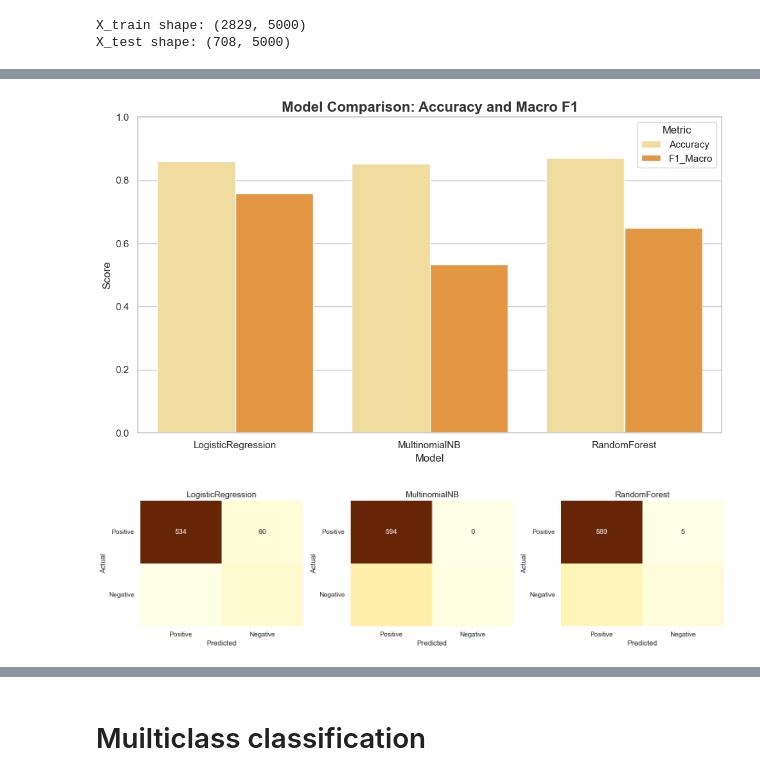
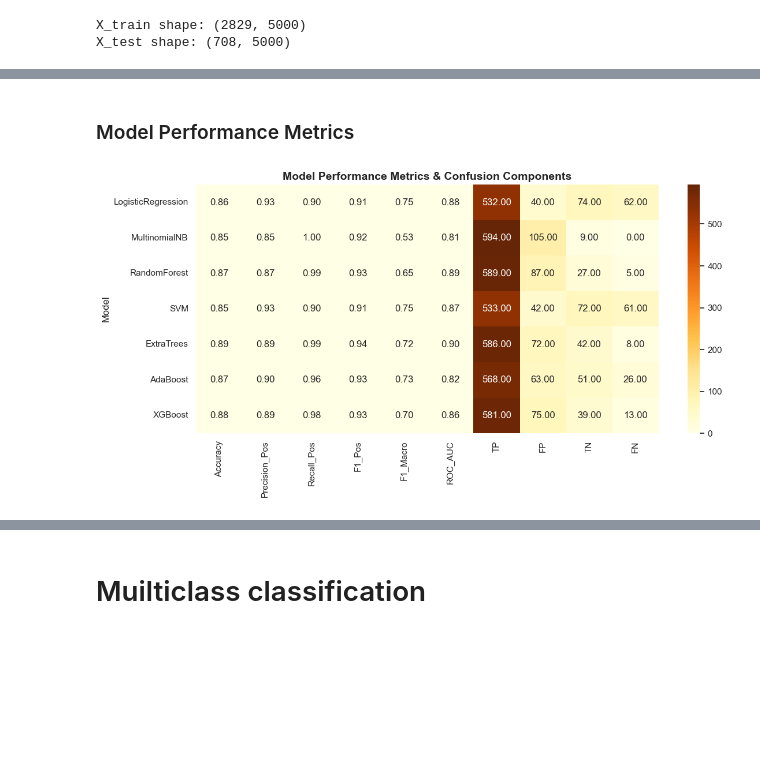
Before and after one commit to PrimeTonyCode/phase_4_project, a Jupyter notebook: Tweet_Sentiment_NLP.ipynb, the cells around one changed output, grey strips where cells are left out. Saved outputs shown, nothing was run; the diff lists cells and outputs as text; code cells hidden in the pictures; blank space fills up the shorter version.

```diff
--- a/Tweet_Sentiment_NLP.ipynb
+++ b/Tweet_Sentiment_NLP.ipynb
@@ -532,32 +592,23 @@ metrics_df
-# %%
-# 6) Plot metrics comparison (Accuracy / F1_macro) side-by-side
-plt.figure(figsize=(10,6))
-metrics_plot = metrics_df[['Accuracy','F1_Macro']].reset_index().melt(id_vars='Model', var_name='Metric', value_name='Score')
-sns.barplot(data=metrics_plot, x='Model', y='Score', hue='Metric', palette=sns.color_palette("YlOrBr", 3))
-plt.ylim(0,1)
-plt.title("Model Comparison: Accuracy and Macro F1", fontsize=16, weight='bold', color='#333')
-plt.ylabel("Score")
-plt.tight_layout()
-plt.savefig('output/model_comparison_metrics.png', dpi=400)
-plt.show()
-# %% [output]
-[figure, removed]
-# %%
-# 7) Plot confusion matrices for all models in one row and save
-from sklearn.metrics import confusion_matrix
-fig, axes = plt.subplots(1, len(model_preds), figsize=(5*len(model_preds), 4))
-
-for ax, (name, y_pred) in zip(axes.flatten(), model_preds.items()):
-    cm = confusion_matrix(y_test, y_pred, labels=[1,0])  # order: positive, negative
-    sns.heatmap(cm, annot=True, fmt='d', cmap='YlOrBr', cbar=False, ax=ax)
-    ax.set_title(f"{name}", fontsize=14)
-    ax.set_xlabel("Predicted")
-    ax.set_ylabel("Actual")
-    ax.set_xticklabels(['Positive','Negative'])
-    ax.set_yticklabels(['Positive','Negative'], rotation=0)
-
-plt.tight_layout()
-plt.savefig('output/confusion_matrices_binary.png', dpi=400)
-plt.show()
-# %% [output]
-[figure, removed]
+# %% [markdown]
+### Model Performance Metrics
+# %%
+from sklearn.metrics import confusion_matrix
+
+# Add confusion matrix components to metrics_df
+metrics_with_cm = metrics_df.copy()
+metrics_with_cm[['TP','FP','TN','FN']] = 0
+
+for name, y_pred in model_preds.items():
+    tn, fp, fn, tp = confusion_matrix(y_test, y_pred).ravel()
+    metrics_with_cm.loc[name, ['TP','FP','TN','FN']] = [tp, fp, tn, fn]
+
+# Plot heatmap
+plt.figure(figsize=(12,6))
+sns.heatmap(metrics_with_cm, annot=True, fmt=".2f",
+            cmap=sns.color_palette("YlOrBr", as_cmap=True), cbar=True)
+plt.title('Model Performance Metrics & Confusion Components', fontsize=14, weight='bold')
+plt.tight_layout()
+plt.savefig('output/metrics_table_heatmap.png', dpi=300)
+plt.show()
+# %% [output]
+[figure, added]
```
Also changed, not shown: parts of 15 cells of this notebook, 9 other files.
